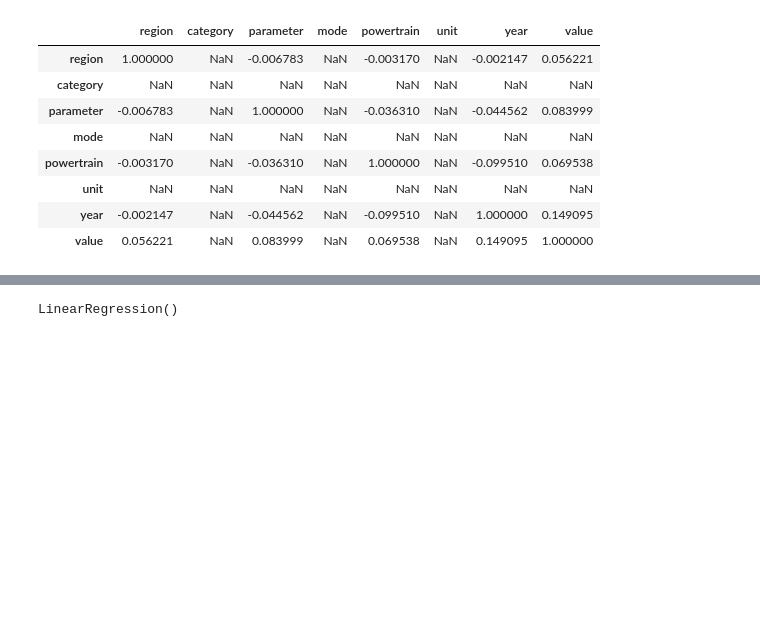
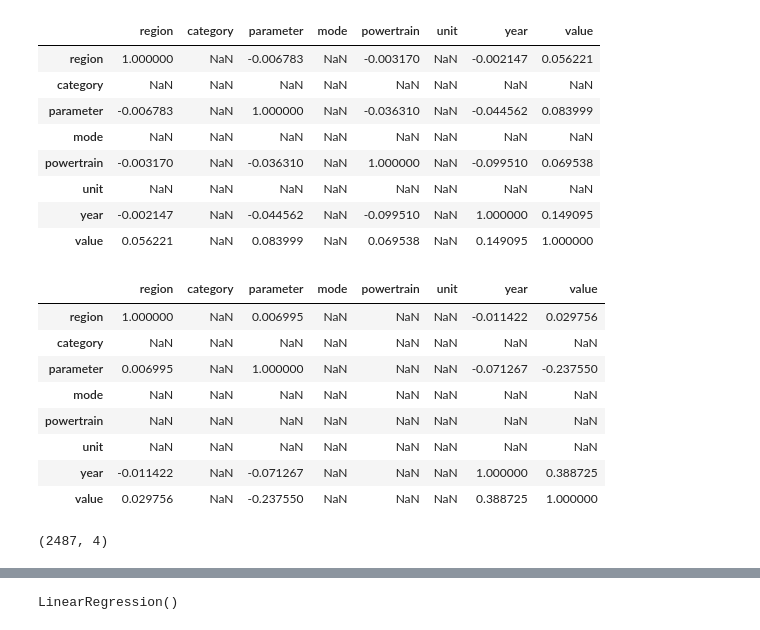
Before and after one commit to kittu125/ML, a Jupyter notebook: EV_Sales.ipynb, the cells around one changed output, grey strips where cells are left out. Drawn from its saved outputs; the diff is of its cells as text; code cells hidden in the pictures; blank space fills up the shorter version.

```diff
--- a/EV_Sales.ipynb
+++ b/EV_Sales.ipynb
@@ -141,10 +173,14 @@ df1_cat["mode"] = lb.fit_transform(df1_cat["mode"])
 lb = LabelBinarizer()
 # %%
 df1_cat["powertrain"] = lb.fit_transform(df1_cat["powertrain"])
+# %%
+df2_cat["powertrain"] = lb.fit_transform(df2_cat["powertrain"])
 # %%
 lb = LabelBinarizer()
 # %%
 df1_cat["unit"] = lb.fit_transform(df1_cat["unit"])
+# %%
+df2_cat["unit"] = lb.fit_transform(df2_cat["unit"])
 # %%
 df1_cat.head()
 # %% [output]
@@ -160,6 +205,8 @@ from sklearn.preprocessing import LabelEncoder
 le = LabelEncoder()
 # %%
 df1_cat = df1_cat.apply(le.fit_transform)
+# %%
+df2_cat = df2_cat.apply(le.fit_transform)
 # %%
 df1_cat.head()
 # %% [output]
@@ -172,5 +228,7 @@ df1_cat.head()
 # %%
 df_final=pd.concat([df1_cat,df1_num],axis=1)
+# %%
+df2_final=pd.concat([df2_cat,df2_num],axis=1)
 # %%
 df_final.head()
 # %% [output]
@@ -192,6 +259,18 @@ df_final.corr()
 | unit | NaN | NaN | NaN | NaN | NaN | NaN | NaN | NaN |
 | year | -0.002147 | NaN | -0.044562 | NaN | -0.099510 | NaN | 1.000000 | 0.149095 |
 | value | 0.056221 | NaN | 0.083999 | NaN | 0.069538 | NaN | 0.149095 | 1.000000 |
+# %%
+df2_final.corr()
+# %% [output]
+|  | region | category | parameter | mode | powertrain | unit | year | value |
+| region | 1.000000 | NaN | 0.006995 | NaN | NaN | NaN | -0.011422 | 0.029756 |
+| category | NaN | NaN | NaN | NaN | NaN | NaN | NaN | NaN |
+| parameter | 0.006995 | NaN | 1.000000 | NaN | NaN | NaN | -0.071267 | -0.237550 |
+| mode | NaN | NaN | NaN | NaN | NaN | NaN | NaN | NaN |
+| powertrain | NaN | NaN | NaN | NaN | NaN | NaN | NaN | NaN |
+| unit | NaN | NaN | NaN | NaN | NaN | NaN | NaN | NaN |
+| year | -0.011422 | NaN | -0.071267 | NaN | NaN | NaN | 1.000000 | 0.388725 |
+| value | 0.029756 | NaN | -0.237550 | NaN | NaN | NaN | 0.388725 | 1.000000 |
 # %%
 from sklearn.linear_model import LinearRegression
 # %%
@@ -200,0 +282,4 @@ X = df_final[["region","powertrain","year"]]
+# %%
+X.shape
+# %% [output]
+(2487, 4)
```
Also changed, not shown: parts of 79 cells of this notebook.
